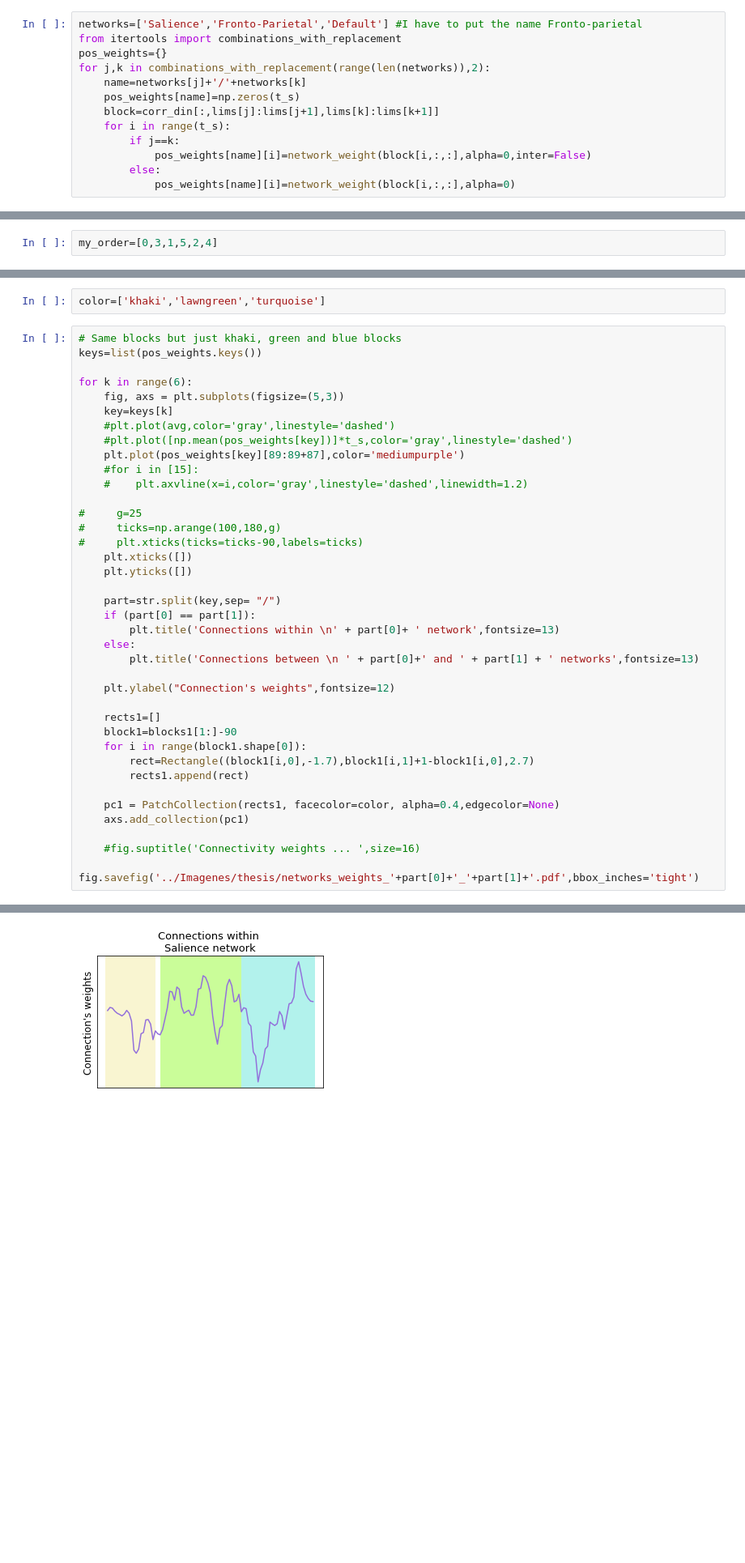
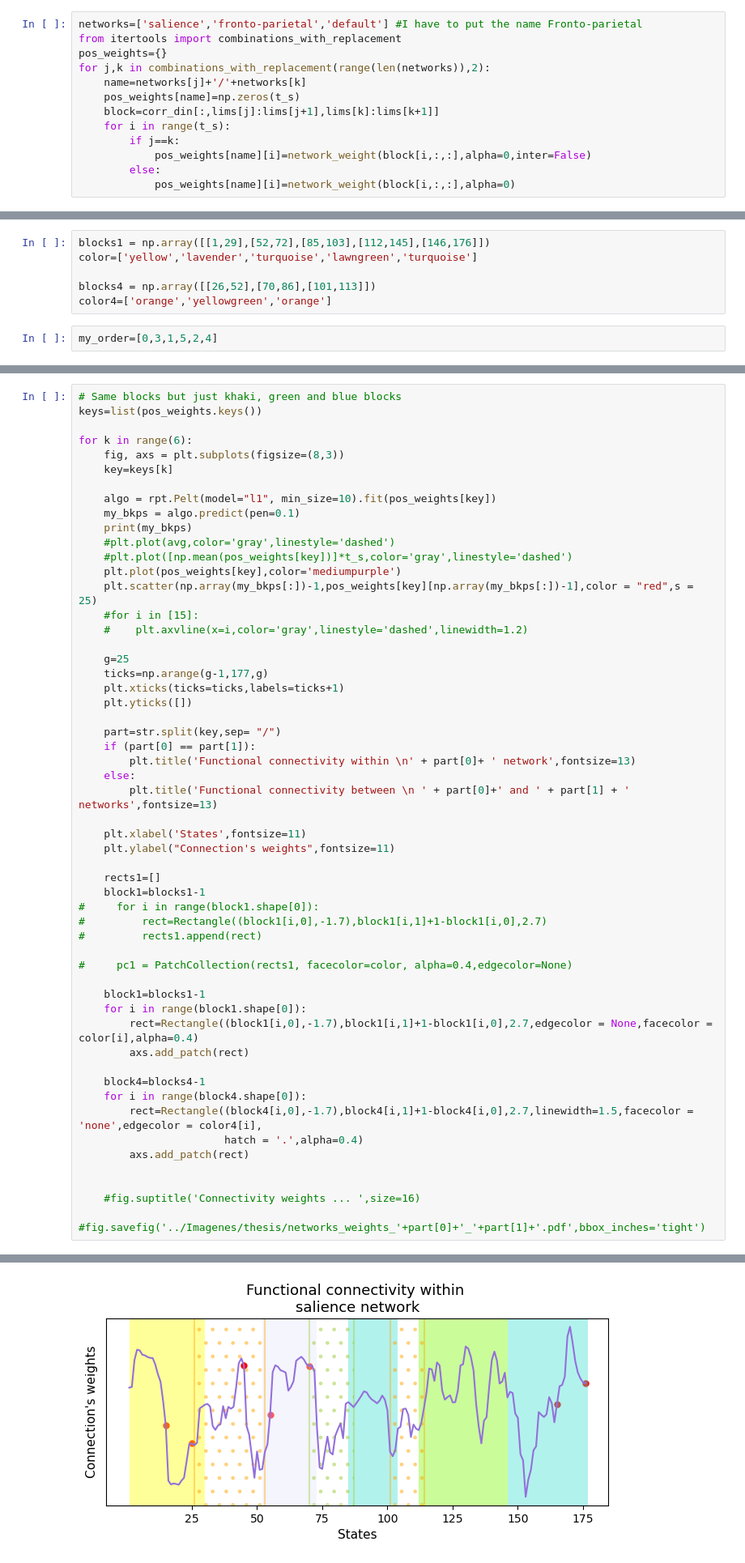
Before and after one commit to aaolaveh/TDA_suspense, a Jupyter notebook: Code/d_variance_and_network_weight.ipynb, the cells around one changed output, grey strips where cells are left out. Shown at 81% size. Saved outputs shown, nothing was run; the diff lists cells and outputs as text; blank space fills up the shorter version.

```diff
--- a/Code/d_variance_and_network_weight.ipynb
+++ b/Code/d_variance_and_network_weight.ipynb
@@ -135,7 +138,7 @@ lims
 # %% [output]
 [0, 10, 30, 74]
 # %%
-networks=['Salience','Fronto-Parietal','Default'] #I have to put the name Fronto-parietal
+networks=['salience','fronto-parietal','default'] #I have to put the name Fronto-parietal
 from itertools import combinations_with_replacement
 pos_weights={}
 for j,k in combinations_with_replacement(range(len(networks)),2):
@@ -251,6 +257,12 @@ blocks1 = np.array([[1,22],[89,109],[112,145],[146,176]])
 blocks2 = np.array([[100,103],[154,163],[165,170]])
 blocks3 = np.array([[26,29],[106,108]])
 color=['yellow','khaki','lawngreen','turquoise']
+# %%
+blocks1 = np.array([[1,29],[52,72],[85,103],[112,145],[146,176]])
+color=['yellow','lavender','turquoise','lawngreen','turquoise']
+
+blocks4 = np.array([[26,52],[70,86],[101,113]])
+color4=['orange','yellowgreen','orange']
 # %%
 my_order=[0,3,1,5,2,4]
 # %%
@@ -306,41 +353,55 @@ Text(0.5, 0.98, 'Connectivity weights ... ')
-# %%
-color=['khaki','lawngreen','turquoise']
 # %%
 # Same blocks but just khaki, green and blue blocks
 keys=list(pos_weights.keys())
 
 for k in range(6):
-    fig, axs = plt.subplots(figsize=(5,3))
+    fig, axs = plt.subplots(figsize=(8,3))
     key=keys[k]
+
+    algo = rpt.Pelt(model="l1", min_size=10).fit(pos_weights[key])
+    my_bkps = algo.predict(pen=0.1)
+    print(my_bkps)
     #plt.plot(avg,color='gray',linestyle='dashed')
     #plt.plot([np.mean(pos_weights[key])]*t_s,color='gray',linestyle='dashed')
-    plt.plot(pos_weights[key][89:89+87],color='mediumpurple')
+    plt.plot(pos_weights[key],color='mediumpurple')
+    plt.scatter(np.array(my_bkps[:])-1,pos_weights[key][np.array(my_bkps[:])-1],color = "red",s = 25)
     #for i in [15]:
     #    plt.axvline(x=i,color='gray',linestyle='dashed',linewidth=1.2)
 
-#     g=25
-#     ticks=np.arange(100,180,g)
-#     plt.xticks(ticks=ticks-90,labels=ticks)
-    plt.xticks([])
+    g=25
+    ticks=np.arange(g-1,177,g)
+    plt.xticks(ticks=ticks,labels=ticks+1)
     plt.yticks([])
 
     part=str.split(key,sep= "/")
     if (part[0] == part[1]):
-        plt.title('Connections within \n' + part[0]+ ' network',fontsize=13)
+        plt.title('Functional connectivity within \n' + part[0]+ ' network',fontsize=13)
     else:
-        plt.title('Connections between \n ' + part[0]+' and ' + part[1] + ' networks',fontsize=13)
+        plt.title('Functional connectivity between \n ' + part[0]+' and ' + part[1] + ' networks',fontsize=13)
 
-    plt.ylabel("Connection's weights",fontsize=12)
+    plt.xlabel('States',fontsize=11)
+    plt.ylabel("Connection's weights",fontsize=11)
 
     rects1=[]
-    block1=blocks1[1:]-90
+    block1=blocks1-1
+#     for i in range(block1.shape[0]):
+#         rect=Rectangle((block1[i,0],-1.7),block1[i,1]+1-block1[i,0],2.7)
+#         rects1.append(rect)
+
+#     pc1 = PatchCollection(rects1, facecolor=color, alpha=0.4,edgecolor=None)
+
+    block1=blocks1-1
     for i in range(block1.shape[0]):
-        rect=Rectangle((block1[i,0],-1.7),block1[i,1]+1-block1[i,0],2.7)
-        rects1.append(rect)
+        rect=Rectangle((block1[i,0],-1.7),block1[i,1]+1-block1[i,0],2.7,edgecolor = None,facecolor = color[i],alpha=0.4)
+        axs.add_patch(rect)
 
-    pc1 = PatchCollection(rects1, facecolor=color, alpha=0.4,edgecolor=None)
-    axs.add_collection(pc1)
+    block4=blocks4-1
+    for i in range(block4.shape[0]):
+        rect=Rectangle((block4[i,0],-1.7),block4[i,1]+1-block4[i,0],2.7,linewidth=1.5,facecolor = 'none',edgecolor = color4[i],
+                       hatch = '.',alpha=0.4)
+        axs.add_patch(rect)
+
 
     #fig.suptitle('Connectivity weights ... ',size=16)
-    fig.savefig('../Imagenes/thesis/networks_weights_'+part[0]+'_'+part[1]+'.pdf',bbox_inches='tight')
+    #fig.savefig('../Imagenes/thesis/networks_weights_'+part[0]+'_'+part[1]+'.pdf',bbox_inches='tight')
 # %% [output]
@@ -347 +414 @@ for k in range(6):
-[figure, old version]
+[figure, new version]
```
Also changed, not shown: parts of 6 cells of this notebook, 13 other files.
